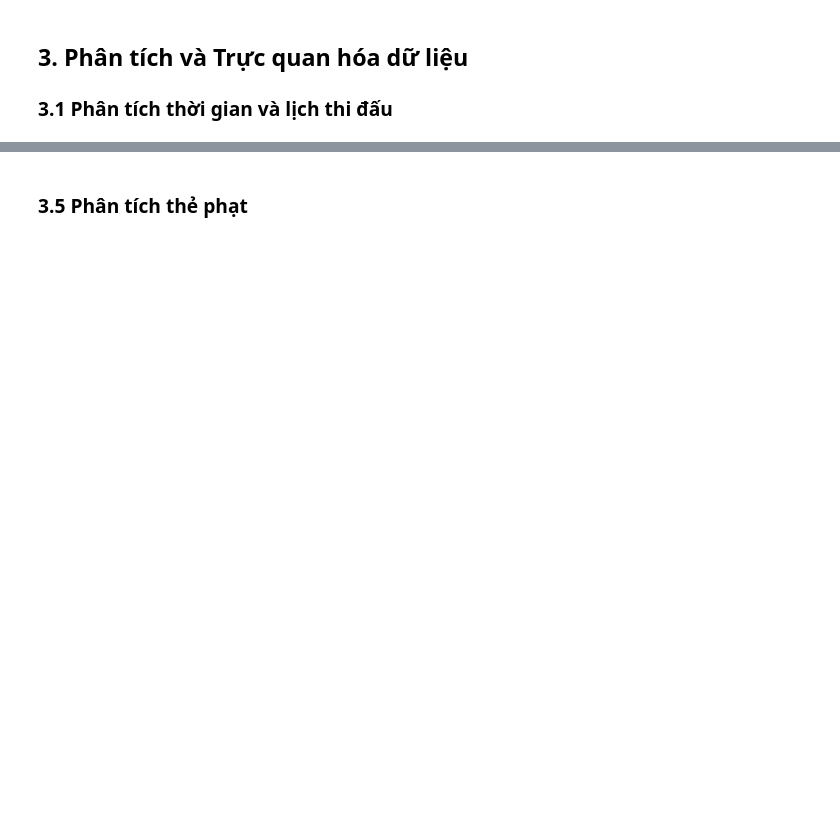
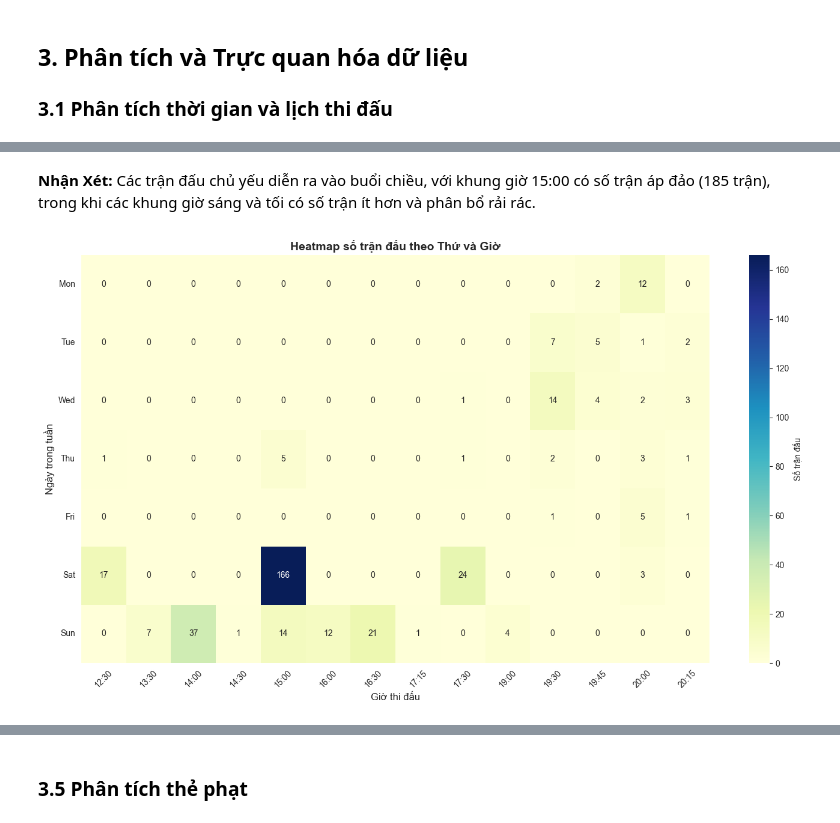
Before and after one commit to TuanMinhDo1203/Reddit_Sentiment_Analysis, a Jupyter notebook: code/visualization/match_info_visualization.ipynb, the cells around one changed output, grey strips where cells are left out. Saved outputs shown, nothing was run; the diff lists cells and outputs as text; code cells hidden in the pictures; blank space fills up the shorter version.

```diff
--- a/code/visualization/match_info_visualization.ipynb
+++ b/code/visualization/match_info_visualization.ipynb
@@ -484,0 +242,32 @@ plt.show()
+# %% [markdown]
+**Nhận Xét:** Các trận đấu chủ yếu diễn ra vào buổi chiều, với khung giờ 15:00 có số trận áp đảo (185 trận), trong khi các khung giờ sáng và tối có số trận ít hơn và phân bổ rải rác.
+# %%
+import pandas as pd
+import matplotlib.pyplot as plt
+import seaborn as sns
+
+# Định dạng lại thứ tự ngày trong tuần
+day_order = ['Mon', 'Tue', 'Wed', 'Thu', 'Fri', 'Sat', 'Sun']
+
+# Kiểm tra và lọc những ngày hợp lệ
+df = df[df['Day'].isin(day_order)]
+
+# Tạo bảng chéo số trận đấu theo ngày và giờ
+cross_tab = pd.crosstab(df['Day'], df['Time'])
+cross_tab = cross_tab.reindex(day_order)
+
+# Vẽ heatmap
+plt.figure(figsize=(14, 8))
+sns.heatmap(cross_tab, annot=True, cmap='YlGnBu', fmt='d', linewidths=0, cbar_kws={'label': 'Số trận đấu'})
+
+# Thêm tiêu đề và nhãn trục
+plt.title("Heatmap số trận đấu theo Thứ và Giờ", fontsize=14, fontweight="bold")
+plt.xlabel('Giờ thi đấu', fontsize=12)
+plt.ylabel('Ngày trong tuần', fontsize=12)
+
+plt.xticks(rotation=45)  # Xoay nhãn giờ cho dễ đọc
+plt.yticks(rotation=0)  # Giữ nhãn ngày ngang để dễ nhìn
+plt.tight_layout()
+plt.show()
+# %% [output]
+[figure, added]
```
Also changed, not shown: parts of 46 cells of this notebook.
